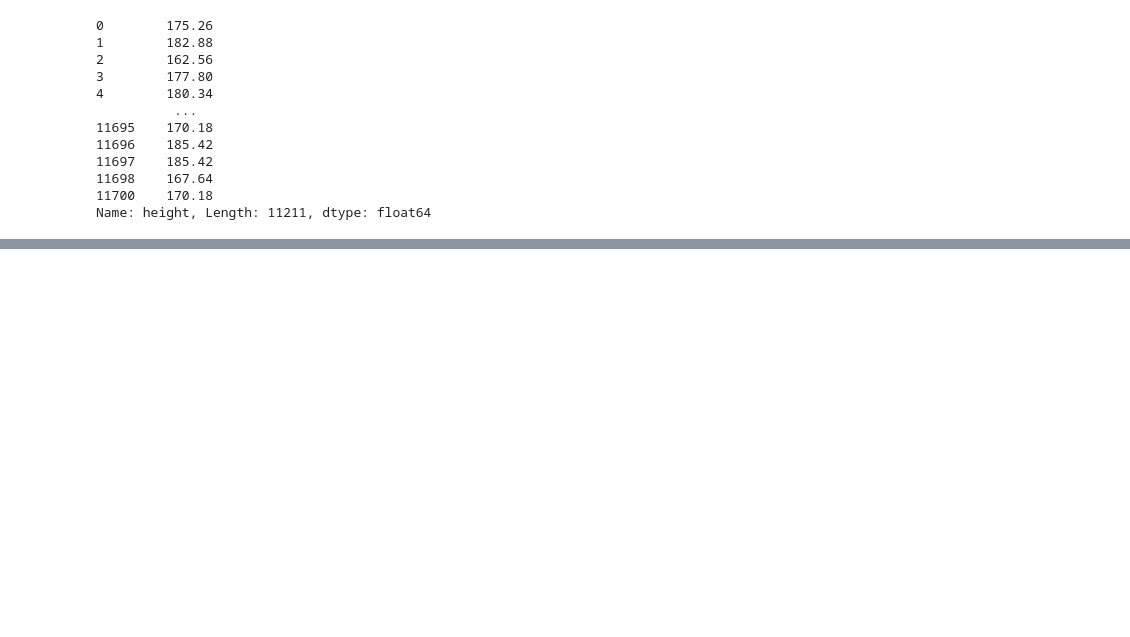
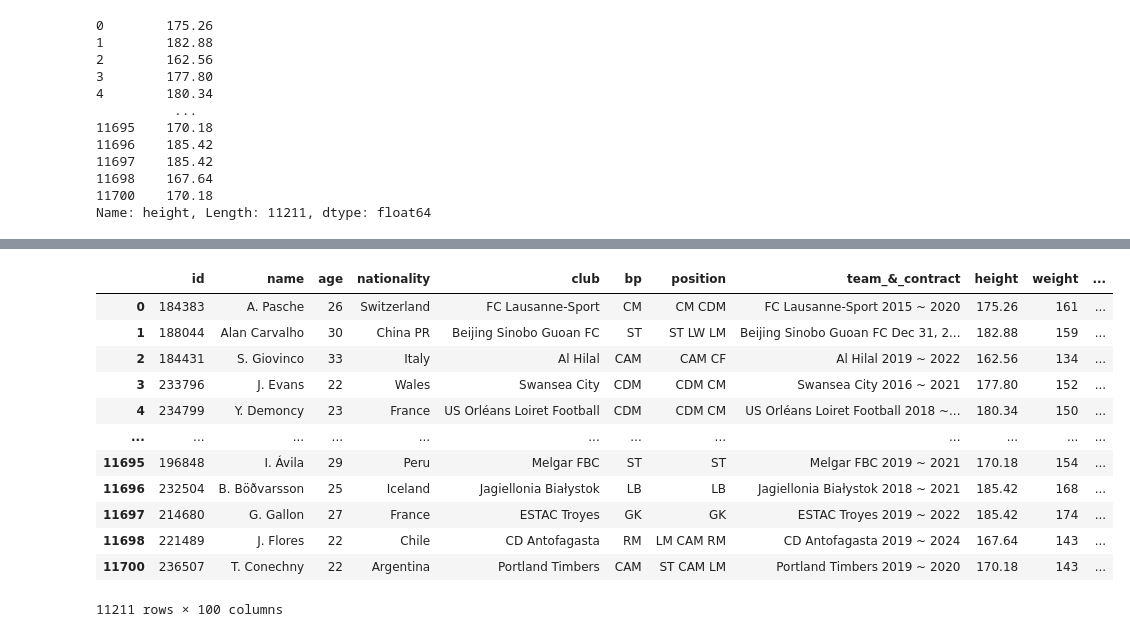
Before and after one commit to Alfon22A/FIFA-Challenge_G1, a Jupyter notebook: Solution.ipynb, the cells around one changed output, grey strips where cells are left out. Drawn from its saved outputs; the diff is of its cells as text; code cells hidden in the pictures; blank space fills up the shorter version.

```diff
--- a/Solution.ipynb
+++ b/Solution.ipynb
@@ -199,0 +297,22 @@ Name: height, Length: 11211, dtype: float64
+# %%
+df1 = df1.drop(['ls', 'st', 'rs',
+       'lw', 'lf', 'cf', 'rf', 'rw', 'lam', 'cam', 'ram', 'lm', 'lcm', 'cm',
+       'rcm', 'rm', 'lwb', 'ldm', 'cdm', 'rdm', 'rwb', 'lb', 'lcb', 'cb',
+       'rcb', 'rb', 'gk'], axis=1)
+
+df1 = pd.concat([df1, positions_stats], axis=1)
+df1
+# %% [output]
+|  | id | name | age | nationality | club | bp | position | team_&_contract | height | weight | ... |
+| 0 | 184383 | A. Pasche | 26 | Switzerland | FC Lausanne-Sport | CM | CM CDM | FC Lausanne-Sport 2015 ~ 2020 | 175.26 | 161 | ... |
+| 1 | 188044 | Alan Carvalho | 30 | China PR | Beijing Sinobo Guoan FC | ST | ST LW LM | Beijing Sinobo Guoan FC Dec 31, 2... | 182.88 | 159 | ... |
+| 2 | 184431 | S. Giovinco | 33 | Italy | Al Hilal | CAM | CAM CF | Al Hilal 2019 ~ 2022 | 162.56 | 134 | ... |
+| 3 | 233796 | J. Evans | 22 | Wales | Swansea City | CDM | CDM CM | Swansea City 2016 ~ 2021 | 177.80 | 152 | ... |
+| 4 | 234799 | Y. Demoncy | 23 | France | US Orléans Loiret Football | CDM | CDM CM | US Orléans Loiret Football 2018 ~... | 180.34 | 150 | ... |
+| ... | ... | ... | ... | ... | ... | ... | ... | ... | ... | ... | ... |
+| 11695 | 196848 | I. Ávila | 29 | Peru | Melgar FBC | ST | ST | Melgar FBC 2019 ~ 2021 | 170.18 | 154 | ... |
+| 11696 | 232504 | B. Böðvarsson | 25 | Iceland | Jagiellonia Białystok | LB | LB | Jagiellonia Białystok 2018 ~ 2021 | 185.42 | 168 | ... |
+| 11697 | 214680 | G. Gallon | 27 | France | ESTAC Troyes | GK | GK | ESTAC Troyes 2019 ~ 2022 | 185.42 | 174 | ... |
+| 11698 | 221489 | J. Flores | 22 | Chile | CD Antofagasta | RM | LM CAM RM | CD Antofagasta 2019 ~ 2024 | 167.64 | 143 | ... |
+| 11700 | 236507 | T. Conechny | 22 | Argentina | Portland Timbers | CAM | ST CAM LM | Portland Timbers 2019 ~ 2020 | 170.18 | 143 | ... |
+11211 rows × 100 columns
```
Also changed, not shown: parts of 6 cells of this notebook.
